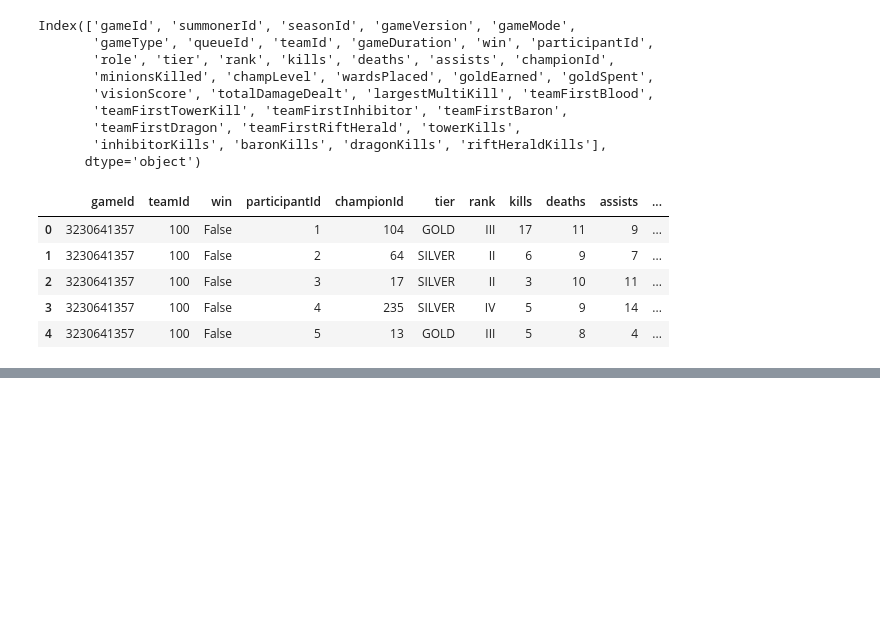
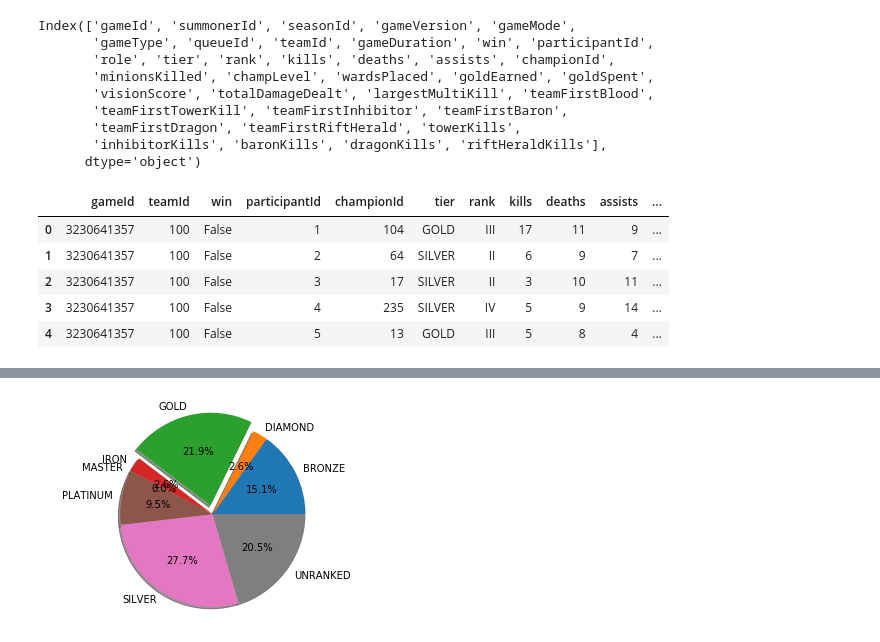
Before and after one commit to gliu36/320-final-project, a Jupyter notebook: finaltutorial.ipynb, the cells around one changed output, grey strips where cells are left out. Saved outputs shown, nothing was run; the diff lists cells and outputs as text; code cells hidden in the pictures; blank space fills up the shorter version.

Commit message:
data analysis

```diff
--- a/finaltutorial.ipynb
+++ b/finaltutorial.ipynb
@@ -401,0 +402,2 @@ wip
+# %%
+matches = pd.read_csv(r'matchData.csv')
@@ -401,0 +412,12 @@ wip
+# %%
+rankgroup = matches.groupby('tier')
+count = [rankgroup.get_group(r)['tier'].count() for r in rankgroup.groups]
+rank = [r for r in rankgroup.groups]
+explode = [0, 0, 0.1, 0, 0, 0, 0, 0]
+
+fig1, ax1 = plt.subplots()
+ax1.pie(count, explode=explode, labels=rank, autopct='%1.1f%%', shadow=True, startangle=0)
+ax1.axis('equal')
+plt.show()
+# %% [output]
+[figure, added]
```
Also changed, not shown: parts of 19 cells of this notebook, 1 other file.
